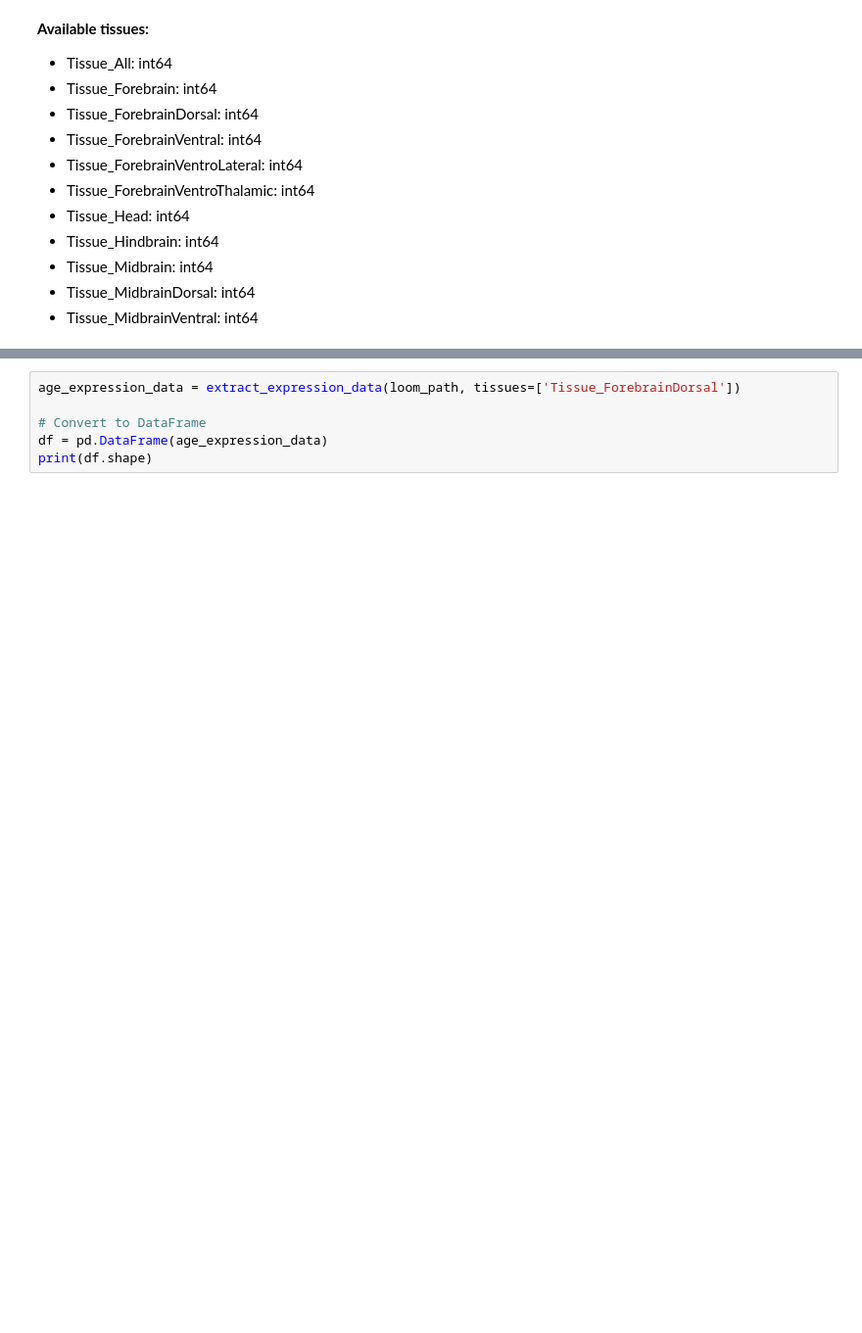
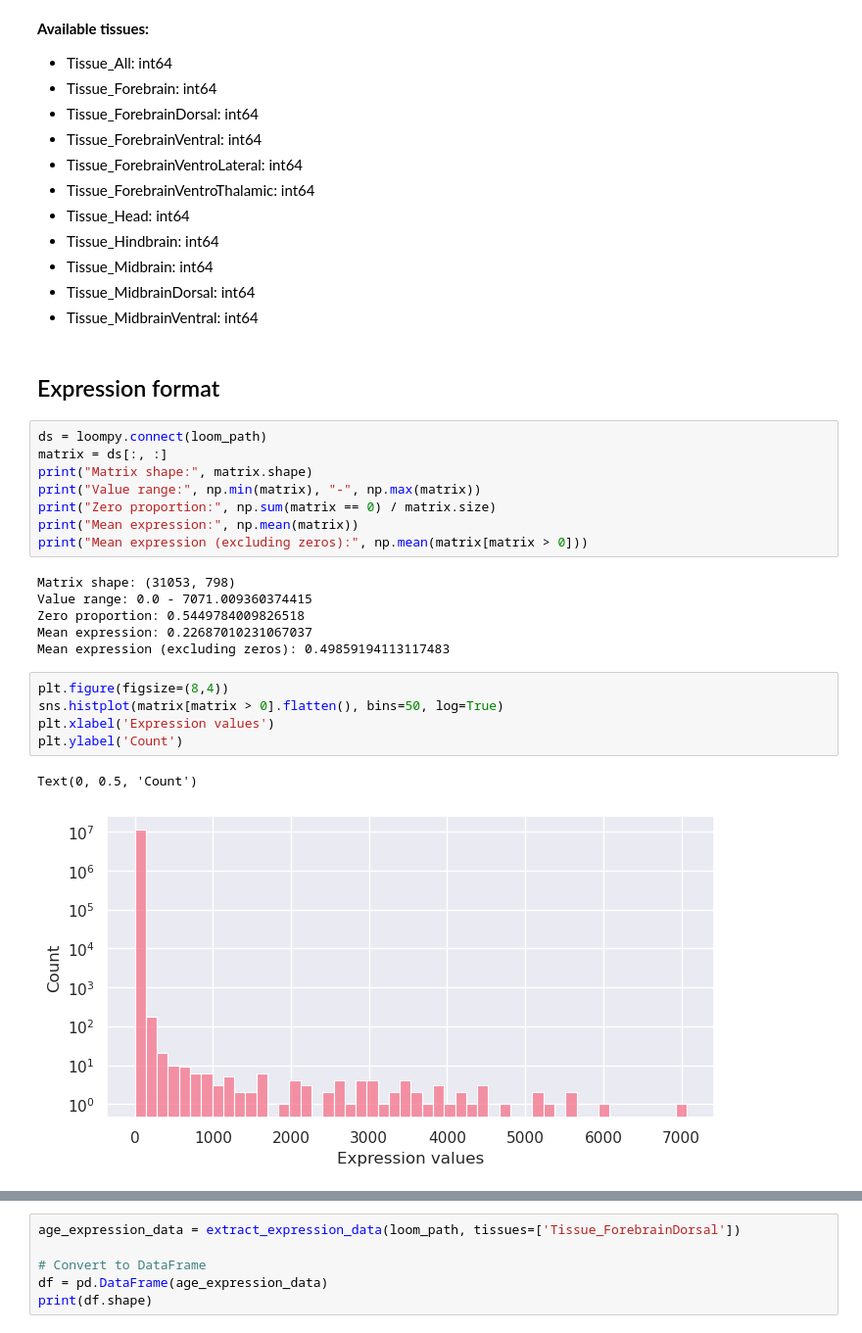
Before and after one commit to michal7kw/SRF_SRRM3_dev, a Jupyter notebook: Mousebrain/cluster_data.ipynb, the cells around one changed output, grey strips where cells are left out. Shown at 98% size. Drawn from its saved outputs; the diff is of its cells as text; blank space fills up the shorter version.

Commit message:
expression profiles

```diff
--- a/Mousebrain/cluster_data.ipynb
+++ b/Mousebrain/cluster_data.ipynb
@@ -165,3 +165,27 @@ Sparsity: 32.00%
 - Tissue_Midbrain: int64
 - Tissue_MidbrainDorsal: int64
 - Tissue_MidbrainVentral: int64
+# %% [markdown]
+## Expression format
+# %%
+ds = loompy.connect(loom_path)
+matrix = ds[:, :]
+print("Matrix shape:", matrix.shape)
+print("Value range:", np.min(matrix), "-", np.max(matrix))
+print("Zero proportion:", np.sum(matrix == 0) / matrix.size)
+print("Mean expression:", np.mean(matrix))
+print("Mean expression (excluding zeros):", np.mean(matrix[matrix > 0]))
+# %% [output]
+Matrix shape: (31053, 798)
+Value range: 0.0 - 7071.009360374415
+Zero proportion: 0.5449784009826518
+Mean expression: 0.22687010231067037
+Mean expression (excluding zeros): 0.49859194113117483
+# %%
+plt.figure(figsize=(8,4))
+sns.histplot(matrix[matrix > 0].flatten(), bins=50, log=True)
+plt.xlabel('Expression values')
+plt.ylabel('Count')
+# %% [output]
+Text(0, 0.5, 'Count')
+[figure, added]
```
Also changed, not shown: parts of 2 cells of this notebook, 1 other file.
